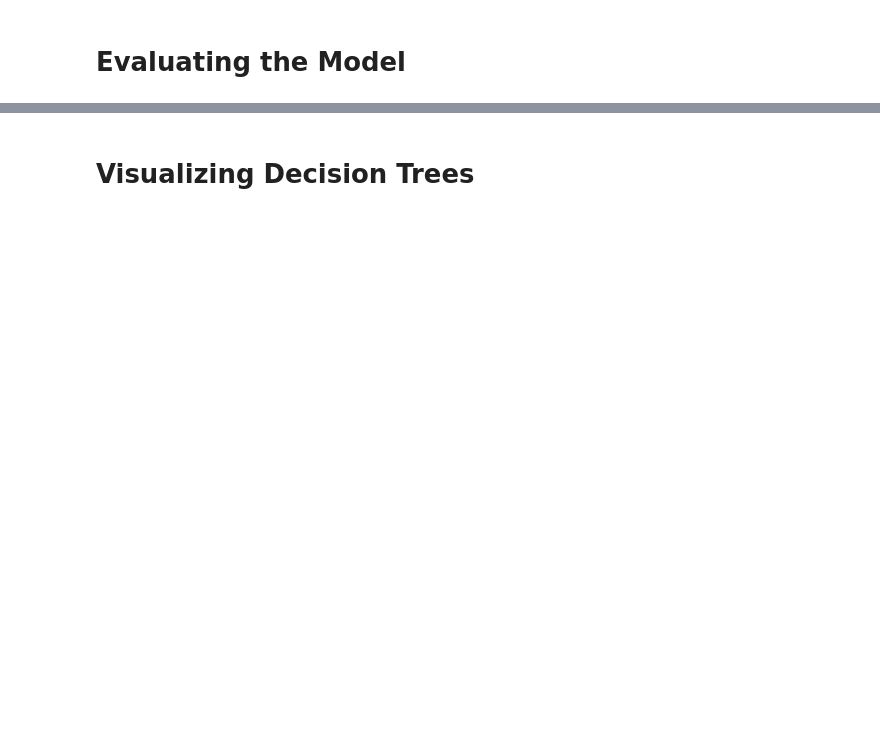
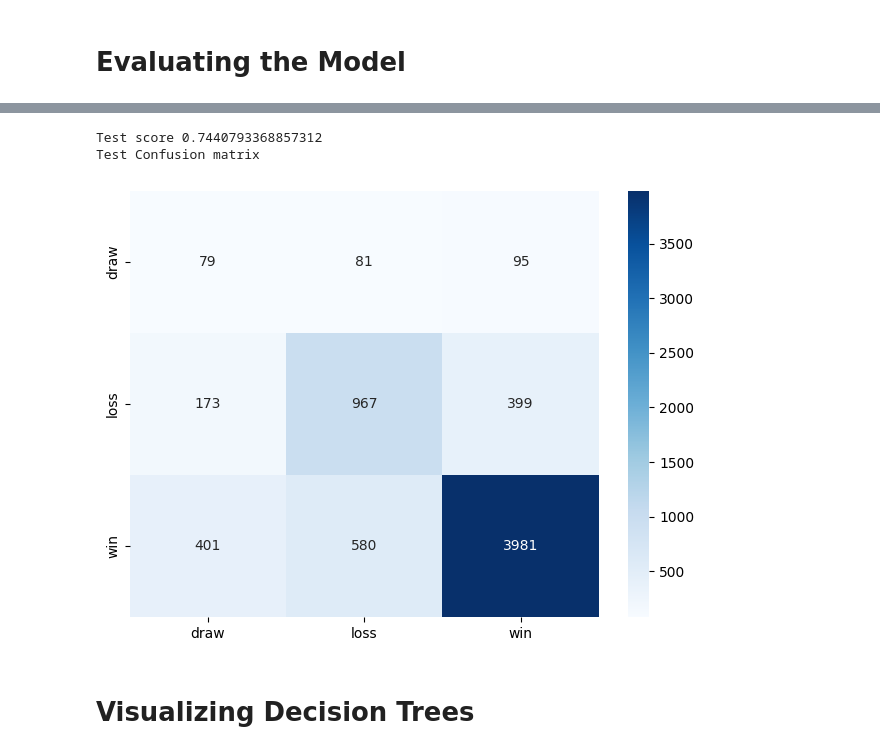
Before and after one commit to amirkasaei/Decision-Tree-Classifier-with-scikit-learn, a Jupyter notebook: Decision_Tree.ipynb, the cells around one changed output, grey strips where cells are left out. Drawn from its saved outputs; the diff is of its cells as text; code cells hidden in the pictures; blank space fills up the shorter version.

```diff
--- a/Decision_Tree.ipynb
+++ b/Decision_Tree.ipynb
@@ -426,7 +429,7 @@ Accuracy (gini): 0.7442644519365184
 ### **Log Loss**
 # %%
 # Create Decision Tree classifer object
-dtc_logloss = DecisionTreeClassifier(criterion='log_loss', max_depth=15, min_samples_split=10, min_samples_leaf=10, random_state=0)
+dtc_logloss = DecisionTreeClassifier(criterion='log_loss', max_features=37, max_depth=15,min_samples_split=30, min_samples_leaf=13,random_state=0)
 # %%
 # Train Decision Tree Classifer
 dtc_logloss = dtc_logloss.fit(x_train, y_train)
@@ -462,2 +472,9 @@ Test Confusion matrix
+# %%
+print(f'Test score {accuracy_score(y_pred_logloss,y_test)}')
+plot_confusionmatrix(y_pred_logloss,y_test,dom='Test')
+# %% [output]
+Test score 0.7440793368857312
+Test Confusion matrix
+[figure, added]
 # %% [markdown]
 # **Visualizing Decision Trees**
```
Also changed, not shown: parts of 21 cells of this notebook.
